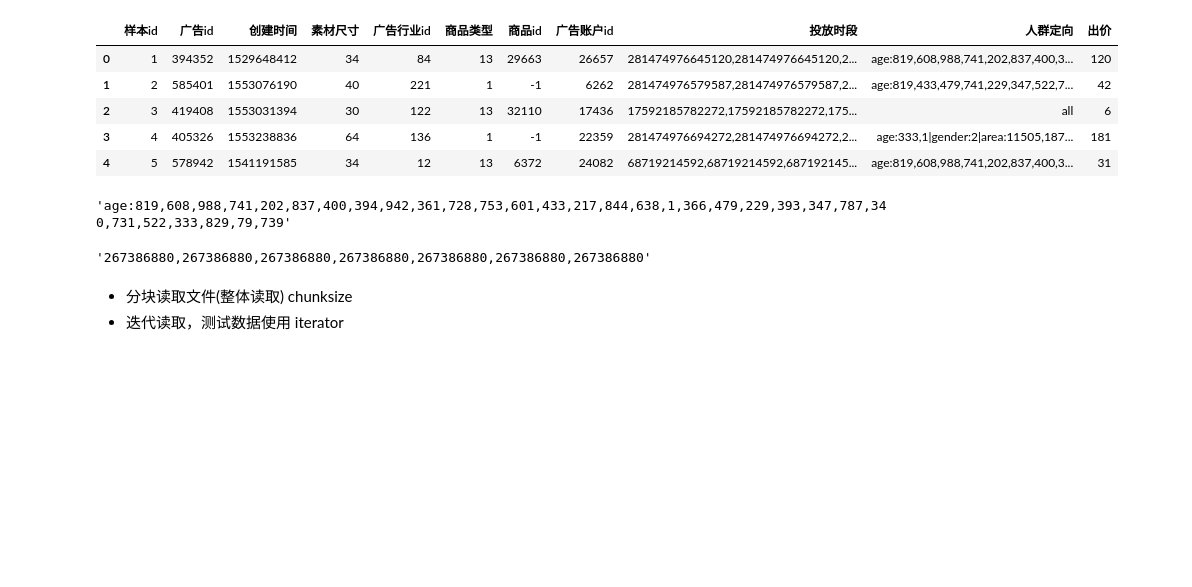
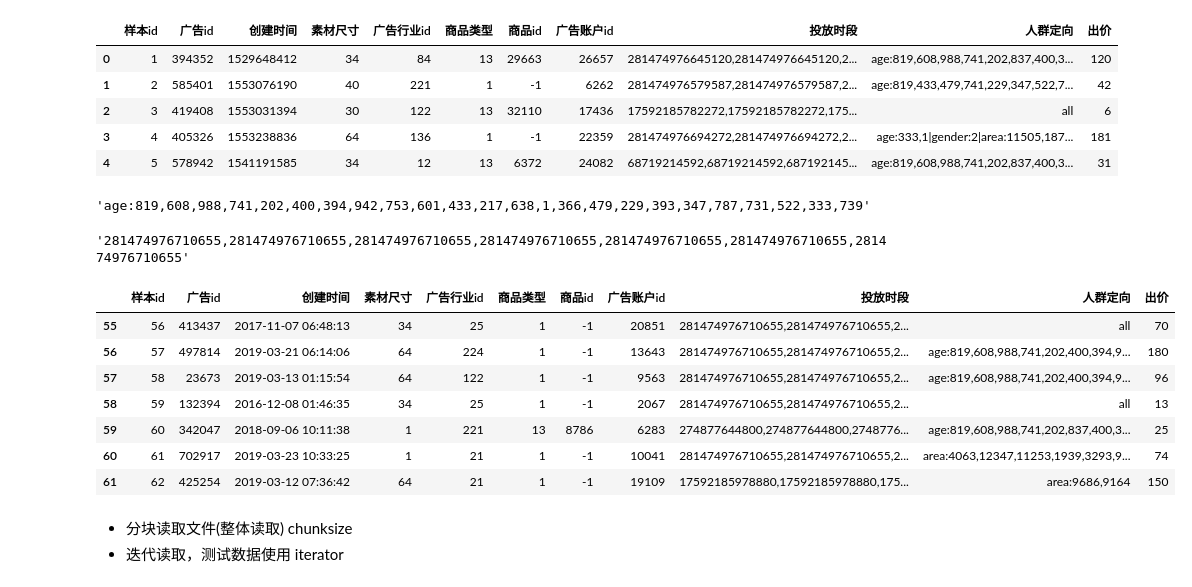
Before and after one commit to AutuanLiu/2019TencentAlgorithm, a Jupyter notebook: nbs/pro_data.ipynb, the cells around one changed output. Drawn from its saved outputs; the diff is of its cells as text; code cells hidden in the pictures; blank space fills up the shorter version.

```diff
--- a/nbs/pro_data.ipynb
+++ b/nbs/pro_data.ipynb
@@ -182,15 +185,28 @@ test_sample.get_chunk(5)
 | 3 | 4 | 405326 | 1553238836 | 64 | 136 | 1 | -1 | 22359 | 281474976694272,281474976694272,2... | age:333,1|gender:2|area:11505,187... | 181 |
 | 4 | 5 | 578942 | 1541191585 | 34 | 12 | 13 | 6372 | 24082 | 68719214592,68719214592,687192145... | age:819,608,988,741,202,837,400,3... | 31 |
 # %%
-data = test_sample.get_chunk(5)
+data = test_sample.get_chunk(50)
 # %%
 data.iloc[1, 9]  # 人群定向
 # %% [output]
-'age:819,608,988,741,202,837,400,394,942,361,728,753,601,433,217,844,638,1,366,479,229,393,347,787,340,731,522,333,829,79,739'
+'age:819,608,988,741,202,400,394,942,753,601,433,217,638,1,366,479,229,393,347,787,731,522,333,739'
 # %%
 data.iloc[1, 8]  # 投放时段
 # %% [output]
-'267386880,267386880,267386880,267386880,267386880,267386880,267386880'
+'281474976710655,281474976710655,281474976710655,281474976710655,281474976710655,281474976710655,281474976710655'
+# %%
+data['创建时间'] = pd.to_datetime(data['创建时间'], unit='s')
+# %%
+data.head(7)
+# %% [output]
+|  | 样本id | 广告id | 创建时间 | 素材尺寸 | 广告行业id | 商品类型 | 商品id | 广告账户id | 投放时段 | 人群定向 | 出价 |
+| 55 | 56 | 413437 | 2017-11-07 06:48:13 | 34 | 25 | 1 | -1 | 20851 | 281474976710655,281474976710655,2... | all | 70 |
+| 56 | 57 | 497814 | 2019-03-21 06:14:06 | 64 | 224 | 1 | -1 | 13643 | 281474976710655,281474976710655,2... | age:819,608,988,741,202,400,394,9... | 180 |
+| 57 | 58 | 23673 | 2019-03-13 01:15:54 | 64 | 122 | 1 | -1 | 9563 | 281474976710655,281474976710655,2... | age:819,608,988,741,202,400,394,9... | 96 |
+| 58 | 59 | 132394 | 2016-12-08 01:46:35 | 34 | 25 | 1 | -1 | 2067 | 281474976710655,281474976710655,2... | all | 13 |
+| 59 | 60 | 342047 | 2018-09-06 10:11:38 | 1 | 221 | 13 | 8786 | 6283 | 274877644800,274877644800,2748776... | age:819,608,988,741,202,837,400,3... | 25 |
+| 60 | 61 | 702917 | 2019-03-23 10:33:25 | 1 | 21 | 1 | -1 | 10041 | 281474976710655,281474976710655,2... | area:4063,12347,11253,1939,3293,9... | 74 |
+| 61 | 62 | 425254 | 2019-03-12 07:36:42 | 64 | 21 | 1 | -1 | 19109 | 17592185978880,17592185978880,175... | area:9686,9164 | 150 |
 # %% [markdown]
 - 分块读取文件(整体读取) chunksize
 - 迭代读取，测试数据使用 iterator
```
Also changed, not shown: parts of 2 cells of this notebook, 6 other files.
